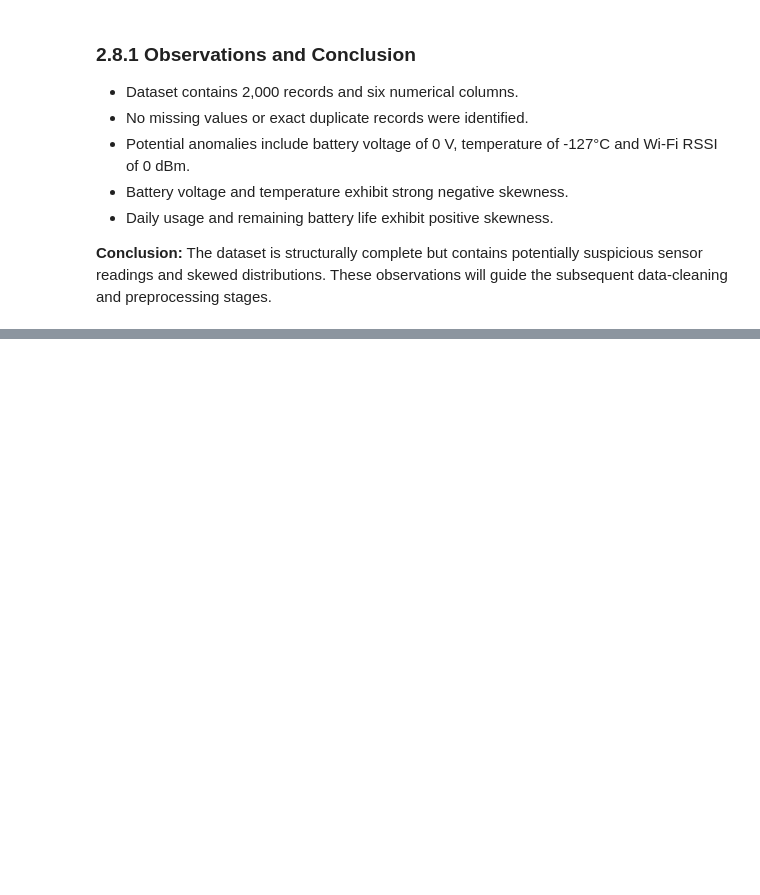
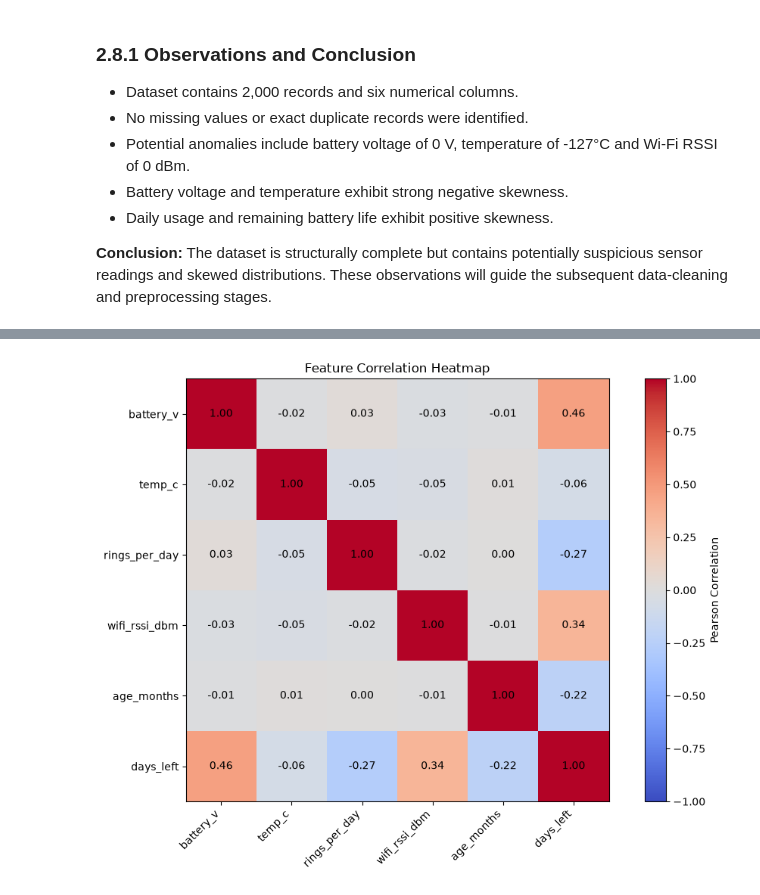
Before and after one commit to Suraj-S1108/edgeai-team13, a Jupyter notebook: mission1_dataset_analysis.ipynb, the cells around one changed output, grey strips where cells are left out. Cells and saved outputs as stored; diff of their text form; code cells hidden in the pictures; blank space fills up the shorter version.

```diff
--- a/mission1_dataset_analysis.ipynb
+++ b/mission1_dataset_analysis.ipynb
@@ -554,0 +559,14 @@ Total Missing Values: 0
+# %%
+# Calculate the Pearson correlation matrix
+correlation_matrix = df.corr(method='pearson')
+
+# Display the correlation matrix
+display(correlation_matrix)
+
+# Display correlation of all features with the target variable
+target_correlation = correlation_matrix['days_left'].sort_values(
+    ascending=False
+)
+
+print("Correlation with days_left:")
+display(target_correlation)
@@ -554,0 +598,36 @@ Total Missing Values: 0
+# %%
+import matplotlib.pyplot as plt
+import numpy as np
+
+plt.figure(figsize=(10, 7))
+
+plt.imshow(correlation_matrix, cmap='coolwarm', vmin=-1, vmax=1)
+
+plt.colorbar(label='Pearson Correlation')
+
+plt.xticks(
+    range(len(correlation_matrix.columns)),
+    correlation_matrix.columns,
+    rotation=45,
+    ha='right'
+)
+
+plt.yticks(
+    range(len(correlation_matrix.index)),
+    correlation_matrix.index
+)
+
+for i in range(len(correlation_matrix)):
+    for j in range(len(correlation_matrix.columns)):
+        plt.text(
+            j, i,
+            f'{correlation_matrix.iloc[i, j]:.2f}',
+            ha='center',
+            va='center'
+        )
+
+plt.title('Feature Correlation Heatmap')
+plt.tight_layout()
+plt.show()
+# %% [output]
+[figure, added]
```
Also changed, not shown: parts of 29 cells of this notebook.
